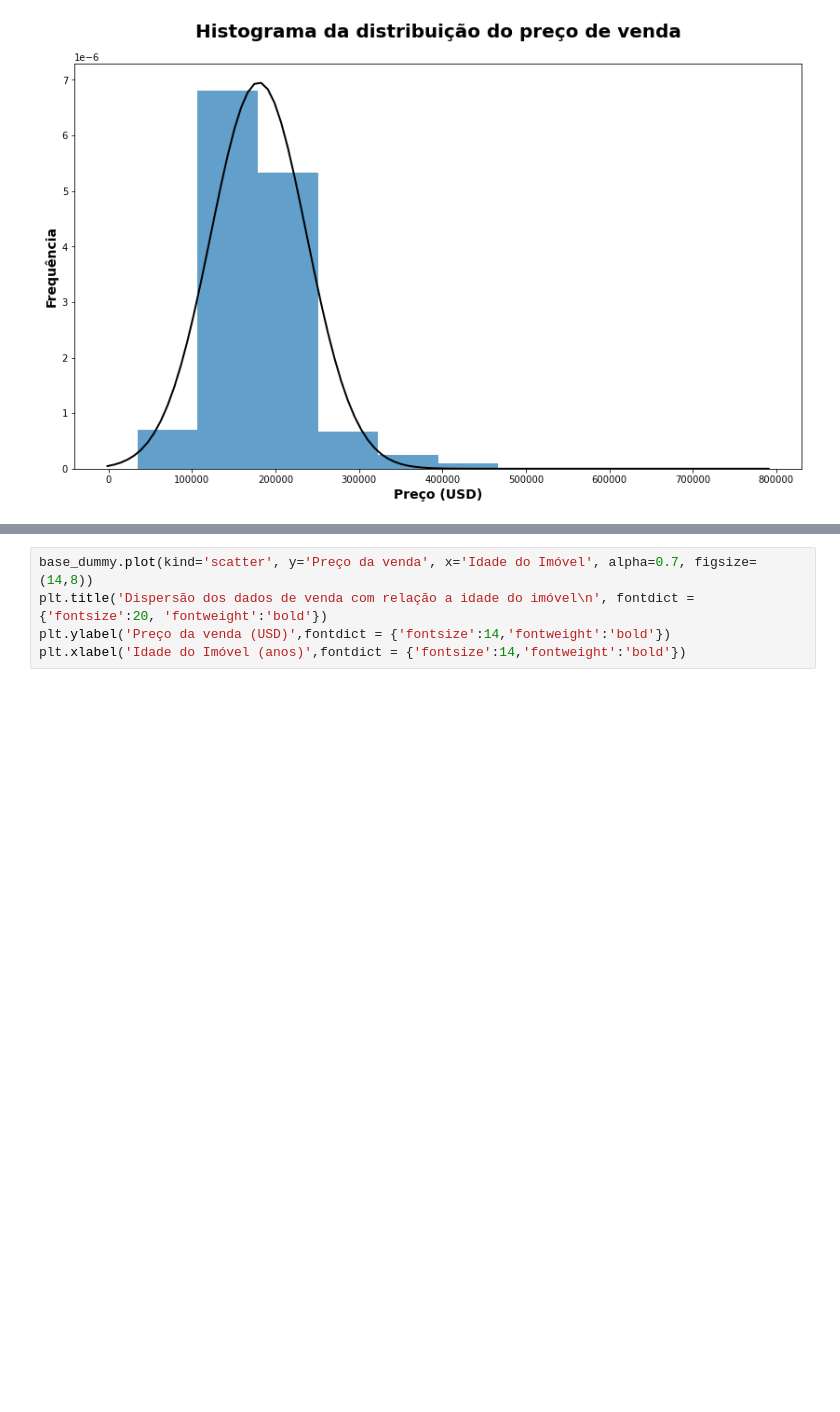
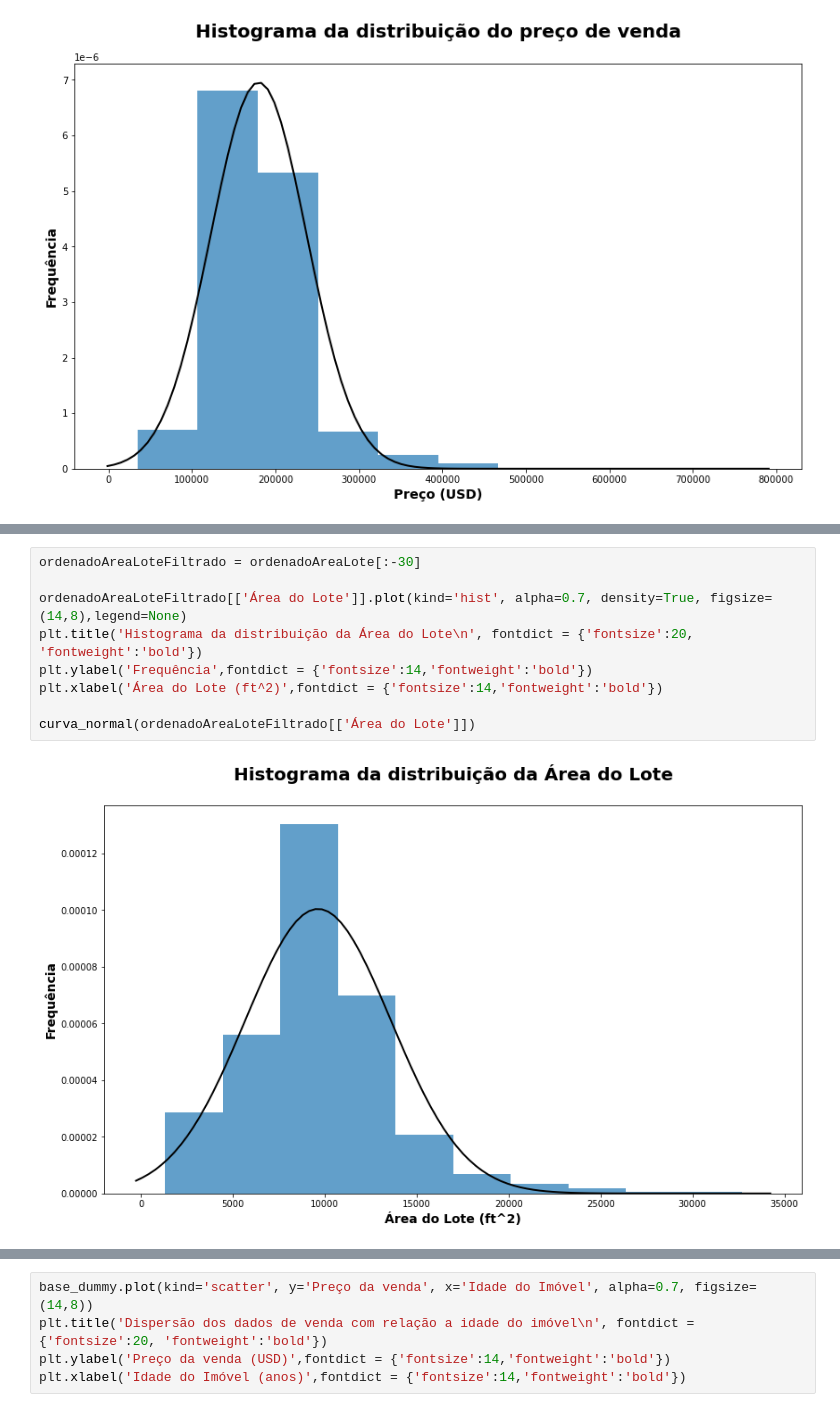
Before and after one commit to fabioheiji/mqaa, a Jupyter notebook: Analises_Descritivas.ipynb, the cells around one changed output, grey strips where cells are left out. Saved outputs shown, nothing was run; the diff lists cells and outputs as text; blank space fills up the shorter version.

```diff
--- a/Analises_Descritivas.ipynb
+++ b/Analises_Descritivas.ipynb
@@ -366,0 +324,11 @@ Text(0.5, 1.0, 'Histograma da distribuição da Idade do Imóvel\n')
+# %%
+ordenadoAreaLoteFiltrado = ordenadoAreaLote[:-30]
+
+ordenadoAreaLoteFiltrado[['Área do Lote']].plot(kind='hist', alpha=0.7, density=True, figsize=(14,8),legend=None)
+plt.title('Histograma da distribuição da Área do Lote\n', fontdict = {'fontsize':20, 'fontweight':'bold'})
+plt.ylabel('Frequência',fontdict = {'fontsize':14,'fontweight':'bold'})
+plt.xlabel('Área do Lote (ft^2)',fontdict = {'fontsize':14,'fontweight':'bold'})
+
+curva_normal(ordenadoAreaLoteFiltrado[['Área do Lote']])
+# %% [output]
+[figure, added]
```
Also changed, not shown: parts of 51 cells of this notebook.
